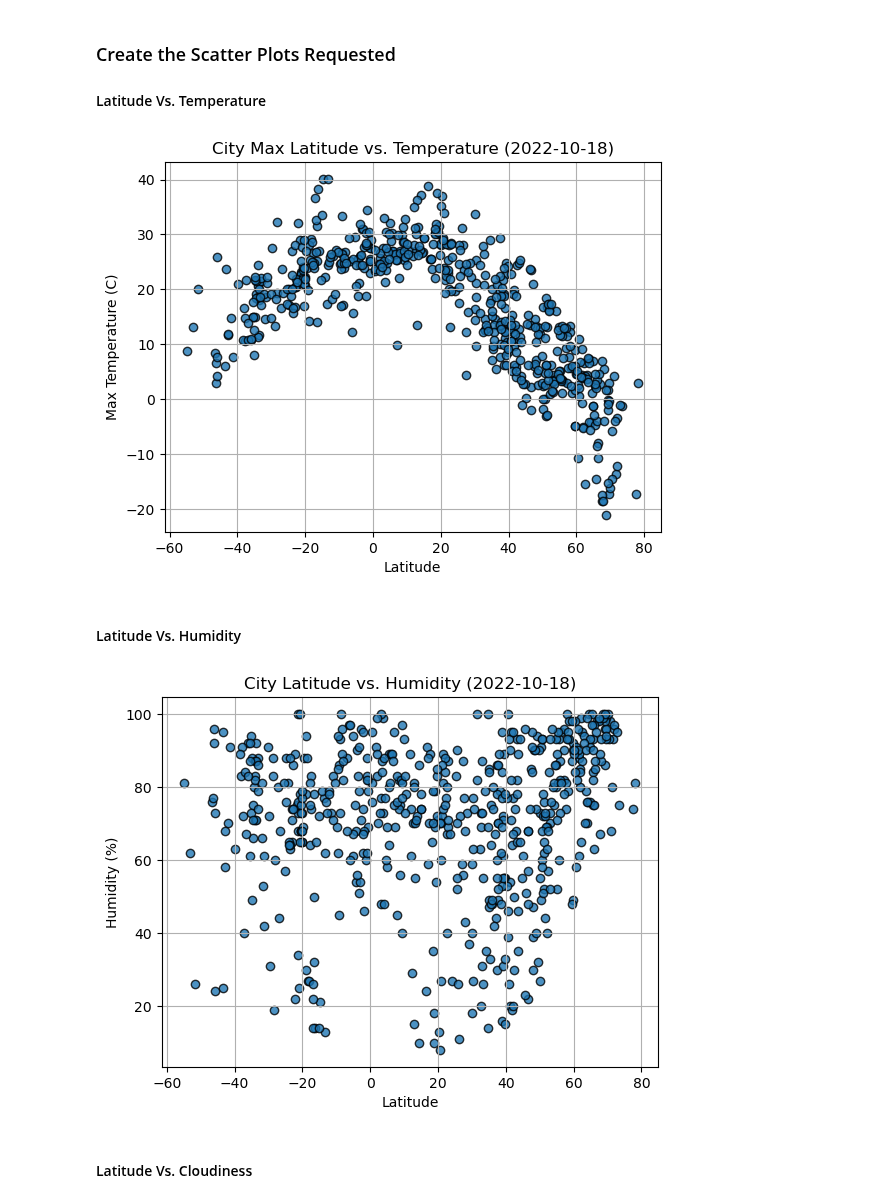
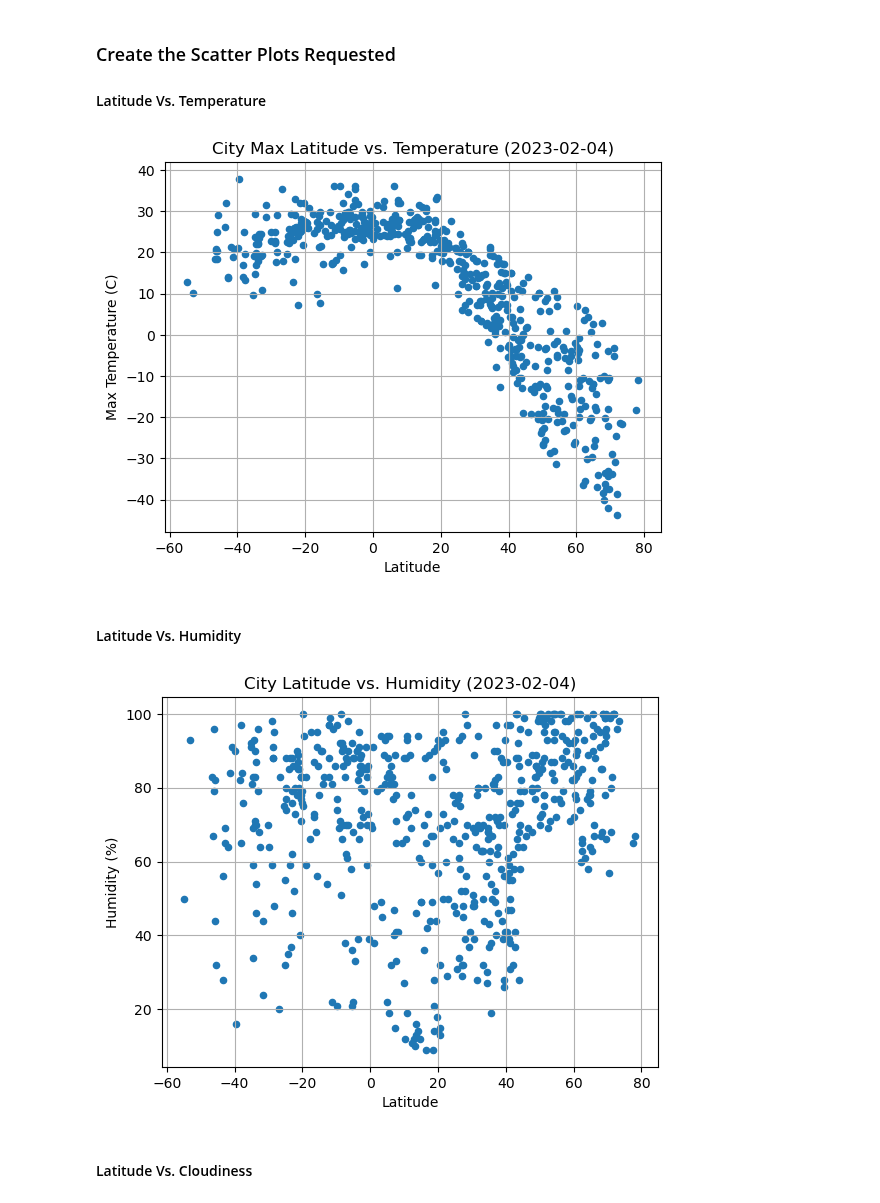
Before and after one commit to AlanDeng7/Module-6-Challenge-Python-API, a Jupyter notebook: starter_code/WeatherPy.ipynb, the cells around one changed output. Drawn from its saved outputs; the diff is of its cells as text; code cells hidden in the pictures.

```diff
--- a/starter_code/WeatherPy.ipynb
+++ b/starter_code/WeatherPy.ipynb
@@ -174,6 +172,6 @@ city_data_df.to_csv("output_data/cities.csv", index_label="City_ID")
 # %%
 # Read saved data
-city_data_df = pd.read_csv("output_data/cities.csv", index_col="City_ID")
+city_data_df = pd.read_csv("../output_data/cities.csv", index_col="City_ID")
 
 # Display sample data
 city_data_df.head()
@@ -191,34 +189,42 @@ city_data_df.head()
 #### Latitude Vs. Temperature
 # %%
 # Build scatter plot for latitude vs. temperature
-# YOUR CODE HERE
+ax1 = city_data_df.plot.scatter(x="Lat",y="Max Temp")
+
 
 # Incorporate the other graph properties
-# YOUR CODE HERE
+plt.title ("City Max Latitude vs. Temperature (2023-02-04)")
+plt.xlabel("Latitude")
+plt.ylabel("Max Temperature (C)")
+plt.grid()
+
 
 # Save the figure
-plt.savefig("output_data/Fig1.png")
+plt.savefig("../output_data/Fig1.png")
 
 # Show plot
 plt.show()
 # %% [output]
-[figure, old version]
+[figure, new version]
 # %% [markdown]
 #### Latitude Vs. Humidity
 # %%
 # Build the scatter plots for latitude vs. humidity
-# YOUR CODE HERE
+ax2 = city_data_df.plot.scatter(x="Lat",y="Humidity")
 
 # Incorporate the other graph properties
-# YOUR CODE HERE
+plt.title ("City Latitude vs. Humidity (2023-02-04)")
+plt.xlabel("Latitude")
+plt.ylabel("Humidity (%)")
+plt.grid()
 
 # Save the figure
-plt.savefig("output_data/Fig2.png")
+plt.savefig("../output_data/Fig2.png")
 
 # Show plot
 plt.show()
 # %% [output]
-[figure, old version]
+[figure, new version]
 # %% [markdown]
 #### Latitude Vs. Cloudiness
 # %%
```
Also changed, not shown: parts of 9 cells of this notebook, 7 other files.
